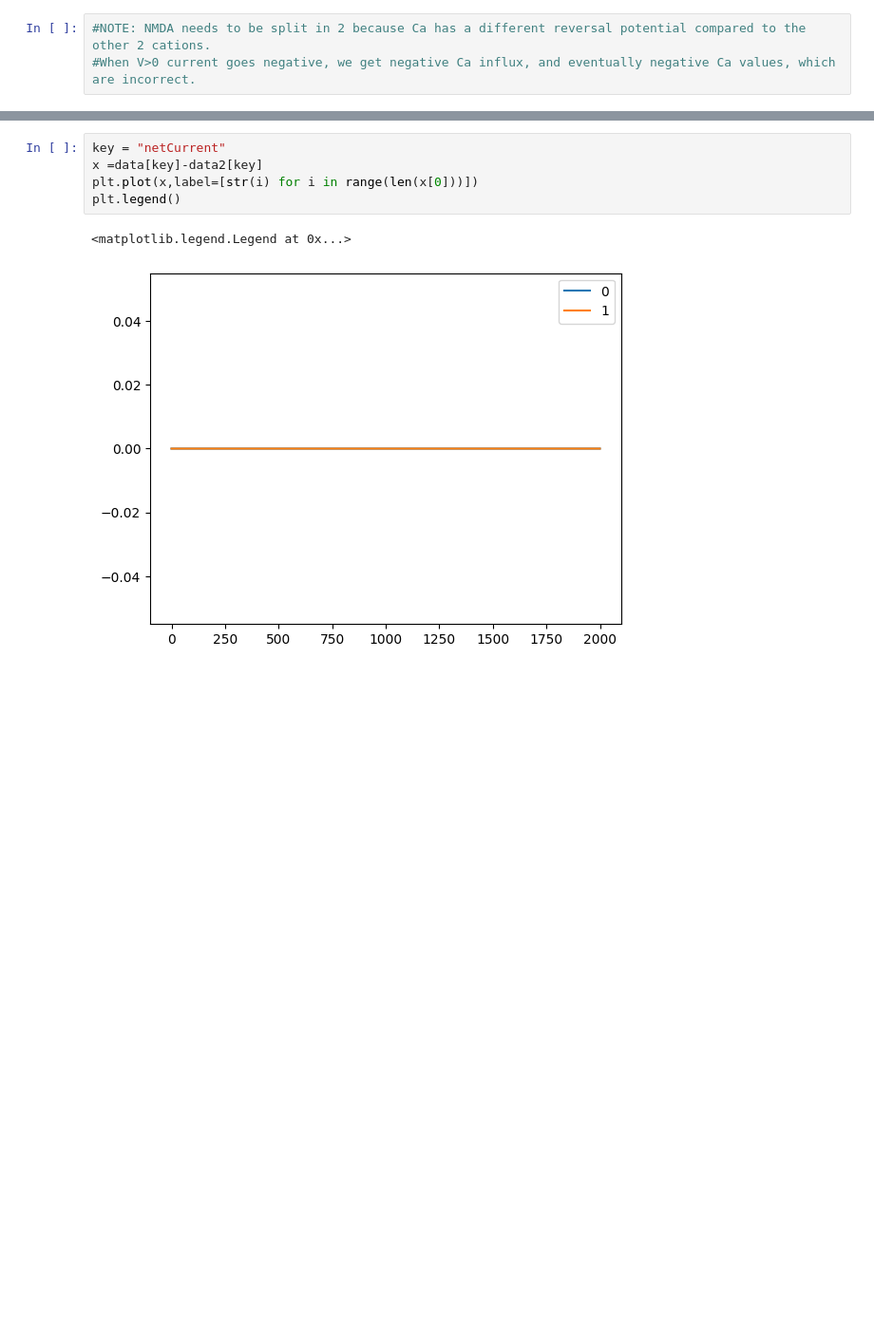
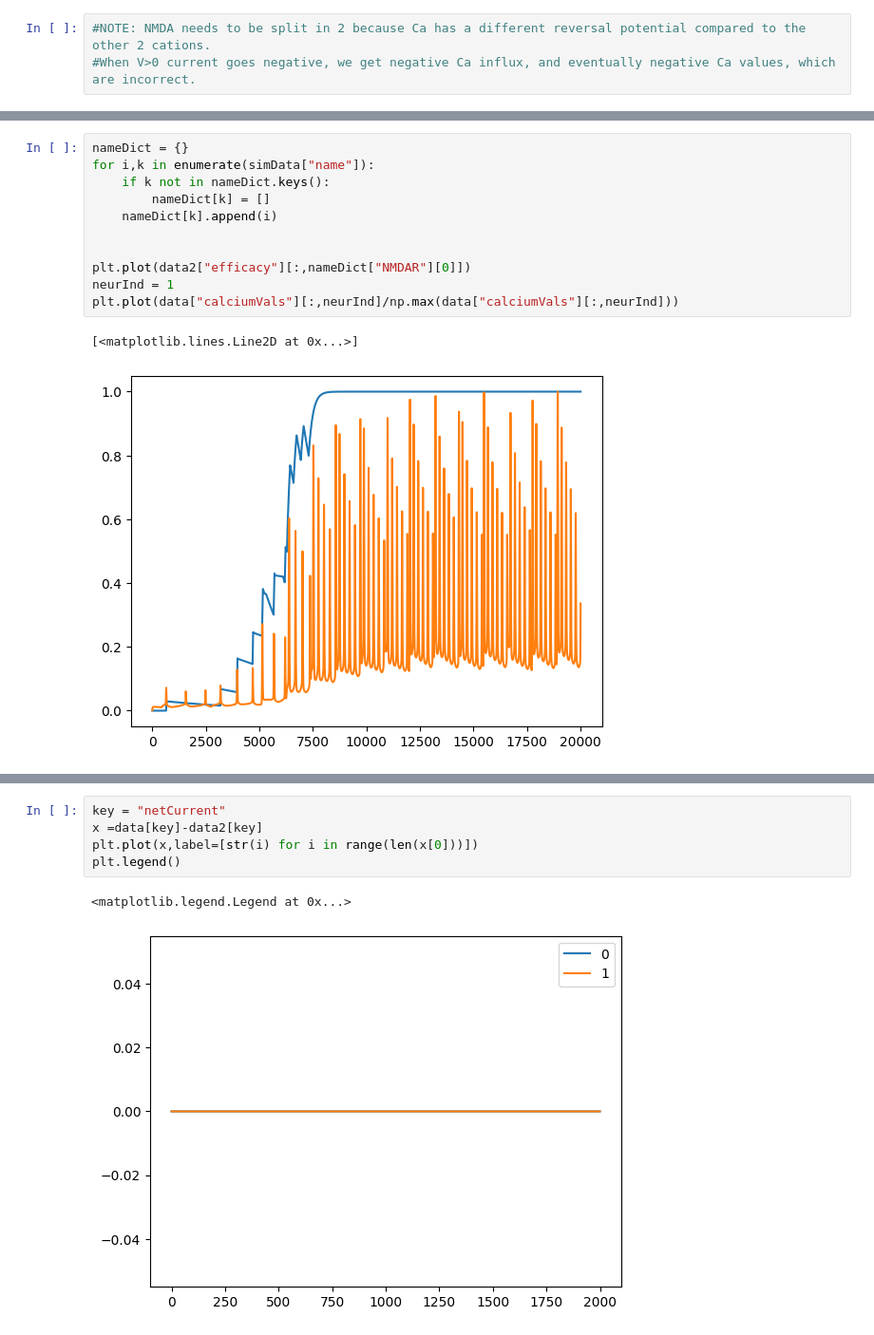
Before and after one commit to cathalmc/CBLTP_NeuroSim, a Jupyter notebook: graphCreator.ipynb, the cells around one changed output, grey strips where cells are left out. Shown at 95% size. Cells and saved outputs as stored; diff of their text form; blank space fills up the shorter version.

```diff
--- a/graphCreator.ipynb
+++ b/graphCreator.ipynb
@@ -87,0 +89,14 @@ plt.plot(data2["calciumVals"][:,1])
+# %%
+nameDict = {}
+for i,k in enumerate(simData["name"]):
+    if k not in nameDict.keys():
+        nameDict[k] = []
+    nameDict[k].append(i)
+
+
+plt.plot(data2["efficacy"][:,nameDict["NMDAR"][0]])
+neurInd = 1
+plt.plot(data["calciumVals"][:,neurInd]/np.max(data["calciumVals"][:,neurInd]))
+# %% [output]
+[<matplotlib.lines.Line2D at 0x...>]
+[figure, added]
```
Also changed, not shown: parts of 8 cells of this notebook, 1 other file.
